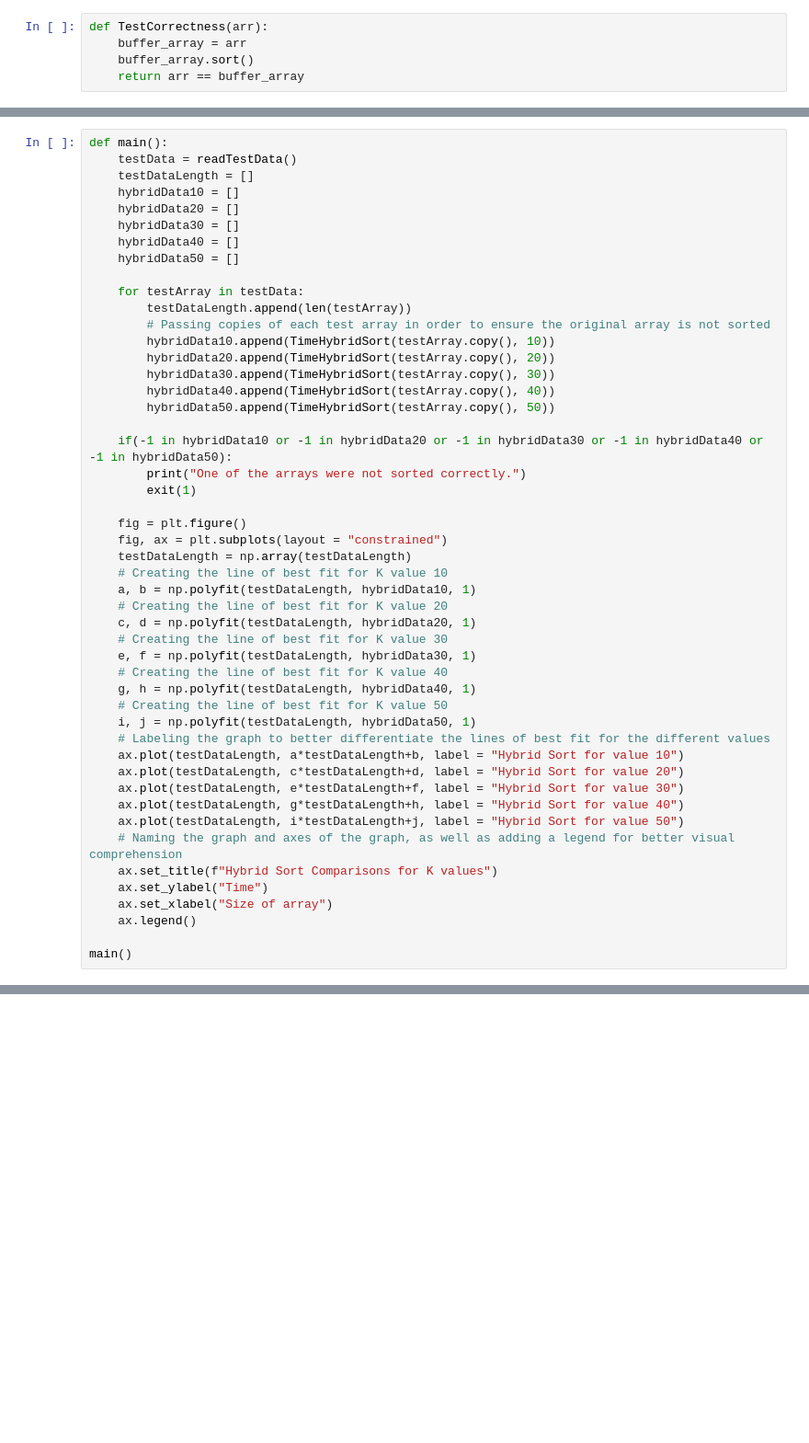
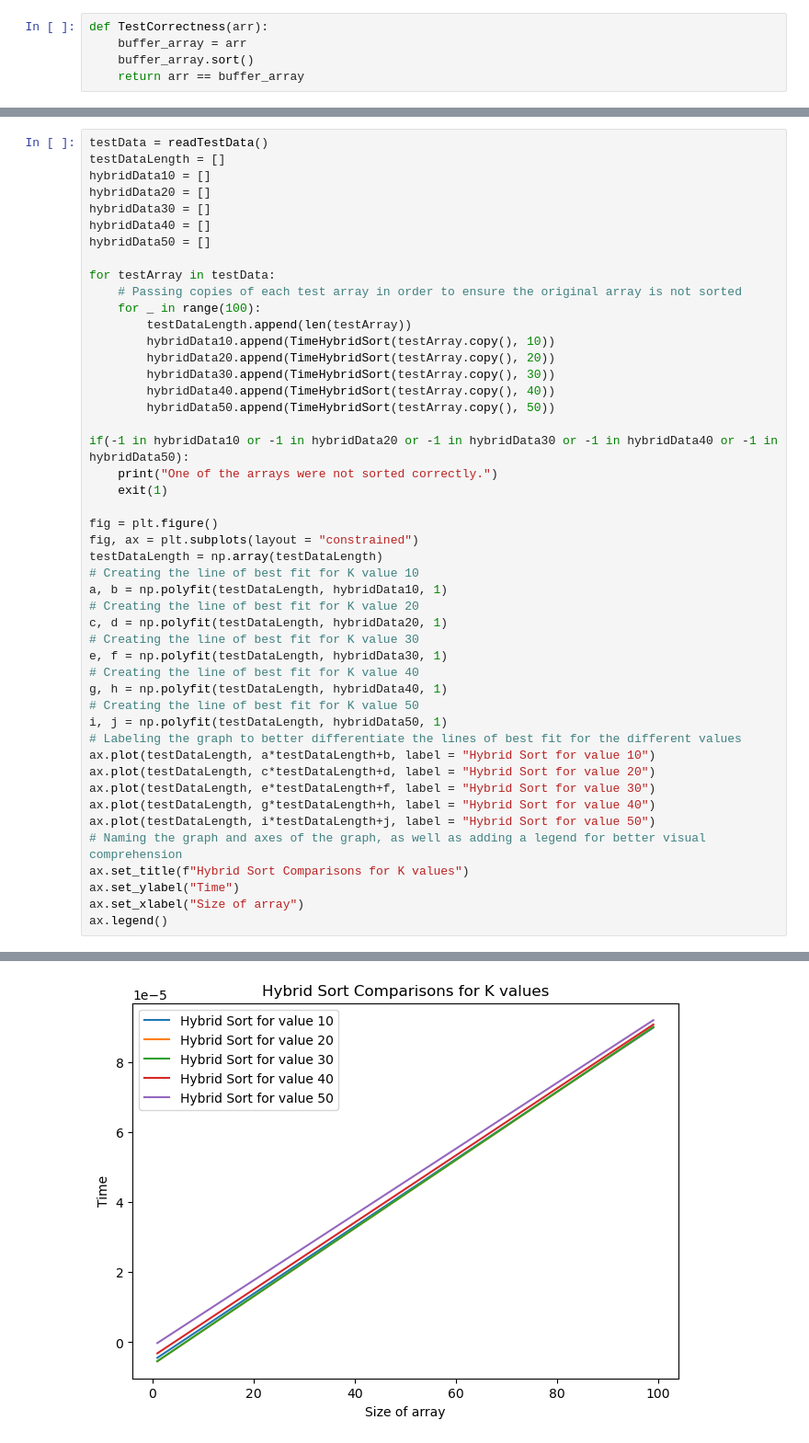
Before and after one commit to jerphan/CS3664_SemesterProject, a Jupyter notebook: QuickBasedHybridSort.ipynb, the cells around one changed output, grey strips where cells are left out. Shown at 92% size. Cells and saved outputs as stored; diff of their text form; blank space fills up the shorter version.

```diff
--- a/QuickBasedHybridSort.ipynb
+++ b/QuickBasedHybridSort.ipynb
@@ -136,52 +147,50 @@ def testValue(k):
     ax.set_xlabel("Size of array")
     ax.legend()
 # %%
-def main():
-    testData = readTestData()
-    testDataLength = []
-    hybridData10 = []
-    hybridData20 = []
-    hybridData30 = []
-    hybridData40 = []
-    hybridData50 = []
+testData = readTestData()
+testDataLength = []
+hybridData10 = []
+hybridData20 = []
+hybridData30 = []
+hybridData40 = []
+hybridData50 = []
 
-    for testArray in testData:
+for testArray in testData:
+    # Passing copies of each test array in order to ensure the original array is not sorted
+    for _ in range(100):
         testDataLength.append(len(testArray))
-        # Passing copies of each test array in order to ensure the original array is not sorted
         hybridData10.append(TimeHybridSort(testArray.copy(), 10))
         hybridData20.append(TimeHybridSort(testArray.copy(), 20))
         hybridData30.append(TimeHybridSort(testArray.copy(), 30))
         hybridData40.append(TimeHybridSort(testArray.copy(), 40))
         hybridData50.append(TimeHybridSort(testArray.copy(), 50))
 
-    if(-1 in hybridData10 or -1 in hybridData20 or -1 in hybridData30 or -1 in hybridData40 or -1 in hybridData50):
-        print("One of the arrays were not sorted correctly.")
-        exit(1)
+if(-1 in hybridData10 or -1 in hybridData20 or -1 in hybridData30 or -1 in hybridData40 or -1 in hybridData50):
+    print("One of the arrays were not sorted correctly.")
+    exit(1)
 
-    fig = plt.figure()
-    fig, ax = plt.subplots(layout = "constrained")
-    testDataLength = np.array(testDataLength)
-    # Creating the line of best fit for K value 10
-    a, b = np.polyfit(testDataLength, hybridData10, 1)
-    # Creating the line of best fit for K value 20
-    c, d = np.polyfit(testDataLength, hybridData20, 1)
-    # Creating the line of best fit for K value 30
-    e, f = np.polyfit(testDataLength, hybridData30, 1)
-    # Creating the line of best fit for K value 40
-    g, h = np.polyfit(testDataLength, hybridData40, 1)
-    # Creating the line of best fit for K value 50
-    i, j = np.polyfit(testDataLength, hybridData50, 1)
-    # Labeling the graph to better differentiate the lines of best fit for the different values
-    ax.plot(testDataLength, a*testDataLength+b, label = "Hybrid Sort for value 10")
-    ax.plot(testDataLength, c*testDataLength+d, label = "Hybrid Sort for value 20")
-    ax.plot(testDataLength, e*testDataLength+f, label = "Hybrid Sort for value 30")
-    ax.plot(testDataLength, g*testDataLength+h, label = "Hybrid Sort for value 40")
-    ax.plot(testDataLength, i*testDataLength+j, label = "Hybrid Sort for value 50")
-    # Naming the graph and axes of the graph, as well as adding a legend for better visual comprehension
-    ax.set_title(f"Hybrid Sort Comparisons for K values")
-    ax.set_ylabel("Time")
-    ax.set_xlabel("Size of array")
-    ax.legend()
-
-main()
+fig = plt.figure()
+fig, ax = plt.subplots(layout = "constrained")
+testDataLength = np.array(testDataLength)
+# Creating the line of best fit for K value 10
+a, b = np.polyfit(testDataLength, hybridData10, 1)
+# Creating the line of best fit for K value 20
+c, d = np.polyfit(testDataLength, hybridData20, 1)
+# Creating the line of best fit for K value 30
+e, f = np.polyfit(testDataLength, hybridData30, 1)
+# Creating the line of best fit for K value 40
+g, h = np.polyfit(testDataLength, hybridData40, 1)
+# Creating the line of best fit for K value 50
+i, j = np.polyfit(testDataLength, hybridData50, 1)
+# Labeling the graph to better differentiate the lines of best fit for the different values
+ax.plot(testDataLength, a*testDataLength+b, label = "Hybrid Sort for value 10")
+ax.plot(testDataLength, c*testDataLength+d, label = "Hybrid Sort for value 20")
+ax.plot(testDataLength, e*testDataLength+f, label = "Hybrid Sort for value 30")
+ax.plot(testDataLength, g*testDataLength+h, label = "Hybrid Sort for value 40")
+ax.plot(testDataLength, i*testDataLength+j, label = "Hybrid Sort for value 50")
+# Naming the graph and axes of the graph, as well as adding a legend for better visual comprehension
+ax.set_title(f"Hybrid Sort Comparisons for K values")
+ax.set_ylabel("Time")
+ax.set_xlabel("Size of array")
+ax.legend()
 # %% [output]
@@ -189 +199,2 @@ NameError: name 'Quicksort' is not defined
+[figure, added]
 # %% [markdown]
```
Also changed, not shown: parts of 19 cells of this notebook.
